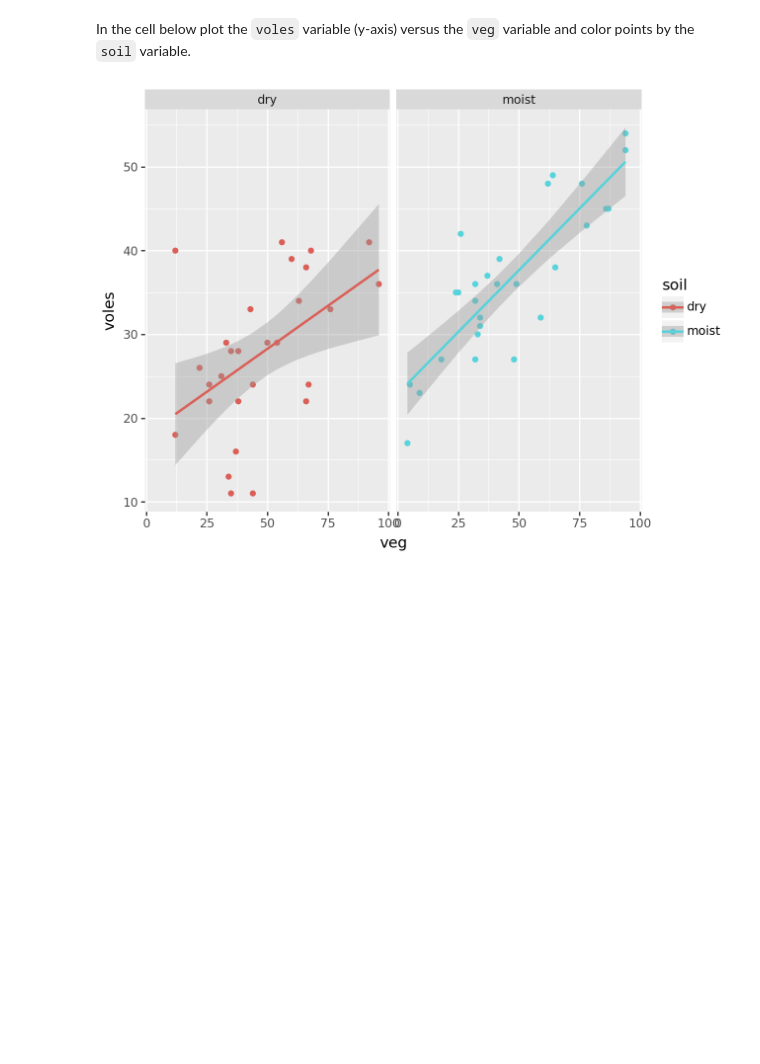
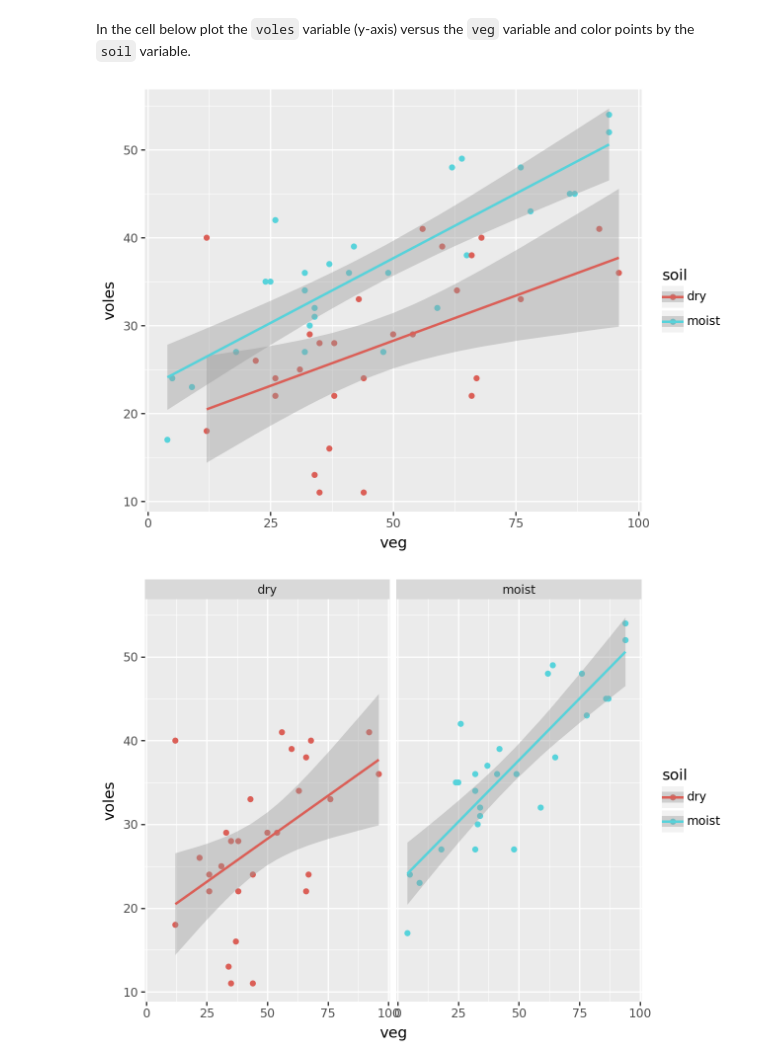
Before and after one commit to UNC-DATA-730/unit-6-assignment-setiadha-unc, a Jupyter notebook: agungsetiadha-assignment6.ipynb, the cells around one changed output. Saved outputs shown, nothing was run; the diff lists cells and outputs as text; code cells hidden in the pictures; blank space fills up the shorter version.

```diff
--- a/agungsetiadha-assignment6.ipynb
+++ b/agungsetiadha-assignment6.ipynb
@@ -50,6 +64,14 @@ df_voles.head()
 Let's make a few figures from `df_voles` using `ggplot` from **Plotnine**.
 # %% [markdown]
 In the cell below plot the `voles` variable (y-axis) versus the `veg` variable and color points by the `soil` variable.
+# %%
+(
+    ggplot(df_voles, aes(x = "veg", y = "voles", color = "soil")) +
+      geom_point() +
+      stat_smooth(method = "lm")
+)
+# %% [output]
+[figure, added]
 # %%
 (
     ggplot(df_voles, aes(x = "veg", y = "voles", color = "soil")) +
```
Also changed, not shown: parts of 7 cells of this notebook.
